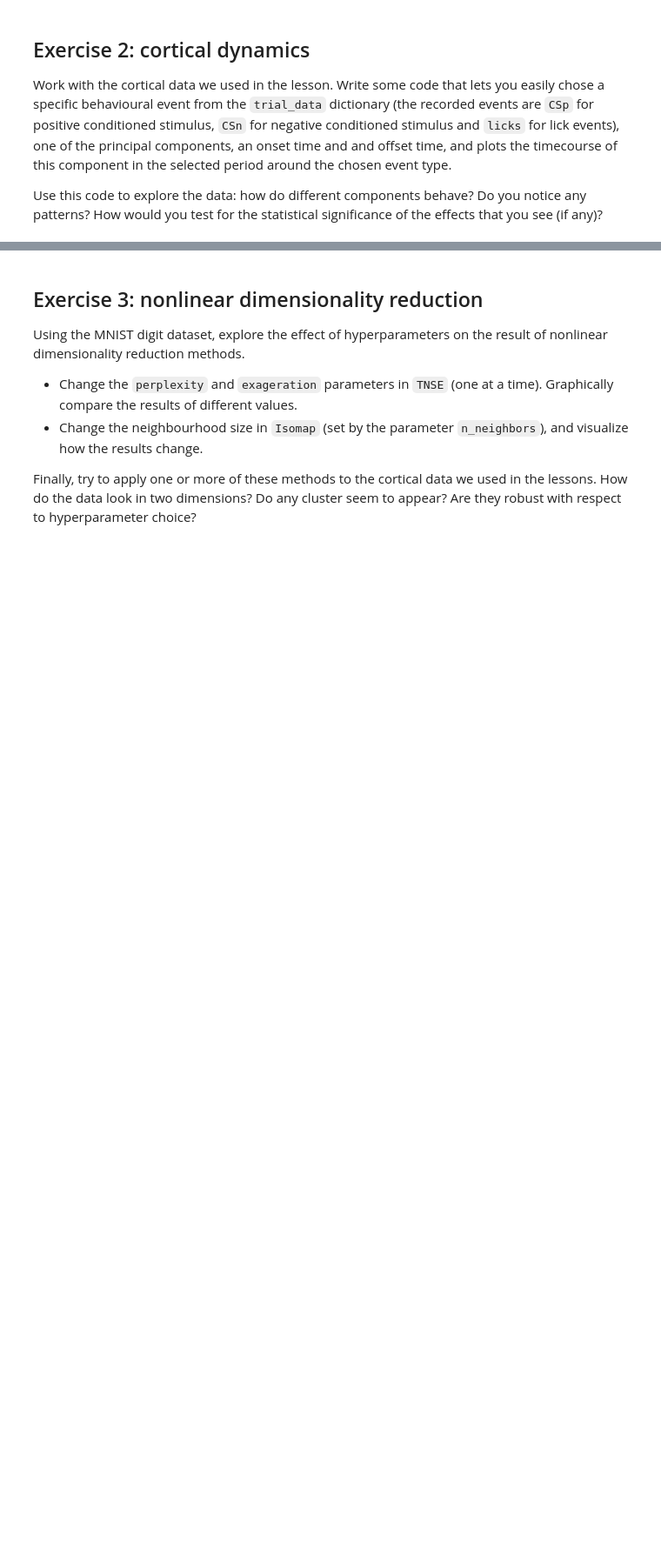
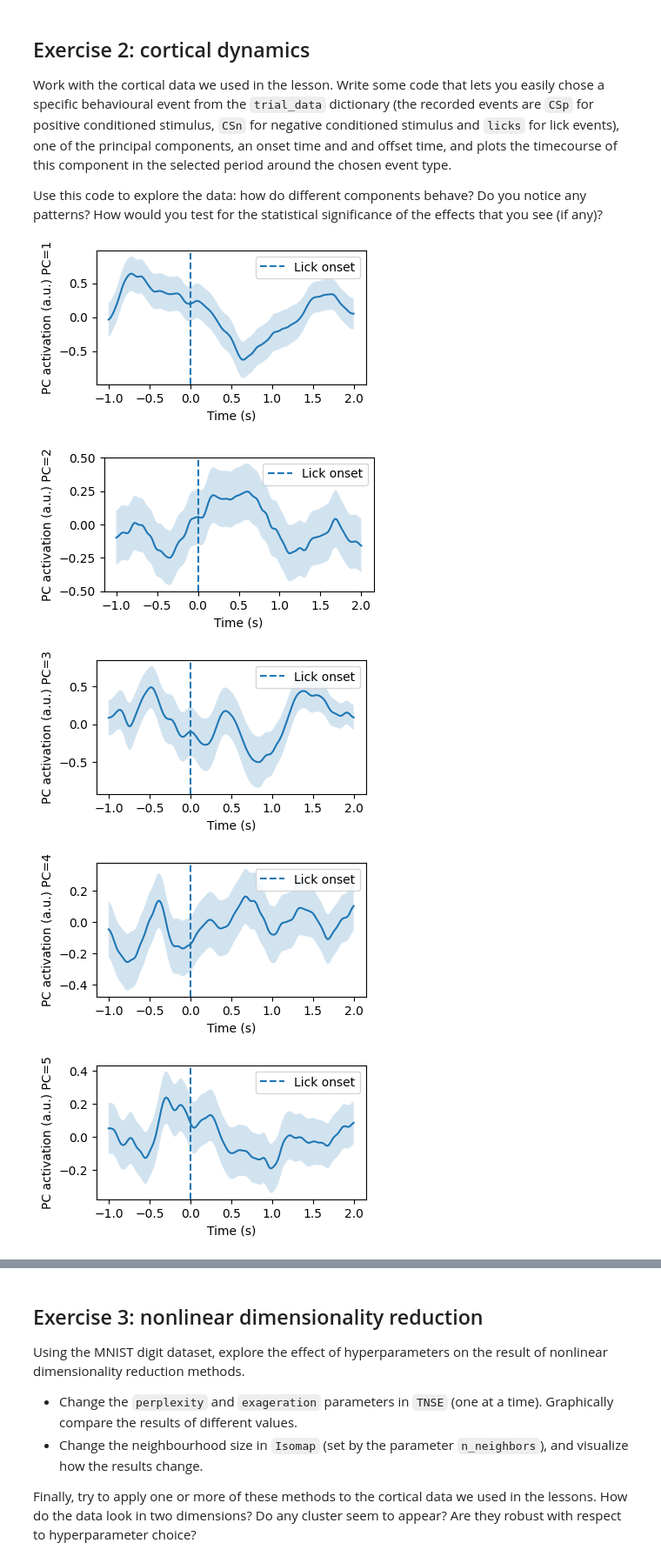
Before and after one commit to LoesG/neuroanalysis, a Jupyter notebook: population-methods-main/03-dimensionality-reduction/exercises.ipynb, the cells around one changed output, grey strips where cells are left out. Shown at 87% size. Saved outputs shown, nothing was run; the diff lists cells and outputs as text; code cells hidden in the pictures; blank space fills up the shorter version.

```diff
--- a/population-methods-main/03-dimensionality-reduction/exercises.ipynb
+++ b/population-methods-main/03-dimensionality-reduction/exercises.ipynb
@@ -14,3 +105,17 @@ Compare this curve to the one you can obtain in unstructured images: either gene
 Work with the cortical data we used in the lesson. Write some code that lets you easily chose a specific behavioural event from the `trial_data` dictionary (the recorded events are `CSp` for positive conditioned stimulus, `CSn` for negative conditioned stimulus and `licks` for lick events), one of the principal components, an onset time and and offset time, and plots the timecourse of this component in the selected period around the chosen event type.
 
 Use this code to explore the data: how do different components behave? Do you notice any patterns? How would you test for the statistical significance of the effects that you see (if any)?
+# %%
+import pickle
+from scipy.stats import sem
+from scipy.ndimage import gaussian_filter1d
+
+with open('./data/behaviour.pickle', 'rb') as handle:
+    trial_data = pickle.load(handle)
+
+voltage_signal = np.load('./data/voltage_signal.npy')
+cortex_mask = np.load('./data/cortex_mask.npy')
+
+X = voltage_signal.transpose(2,0,1) # reshape in time x image format
+T,h,w = X.shape # saves time, height and width for future use
+X = X[:,cortex_mask] # select only cortex pixels, returns a flattened image
@@ -16,0 +168,15 @@ Use this code to explore the data: how do different components behave? Do you no
+# %%
+start_time = -1.
+end_time = 2.
+event_lick = 'Lick'
+pc_numbers = [1, 2, 3, 4, 5, 6, 7, 8, 9, 10]
+framerate = 50.
+
+for num in pc_numbers:
+    mean, error = cortical_pc(X, trial_data, event_lick, num, start_time, end_time)
+# %% [output]
+[figure, added]
+[figure, added]
+[figure, added]
+[figure, added]
+[figure, added]
```
Also changed, not shown: parts of 17 cells of this notebook, 1 other file.
